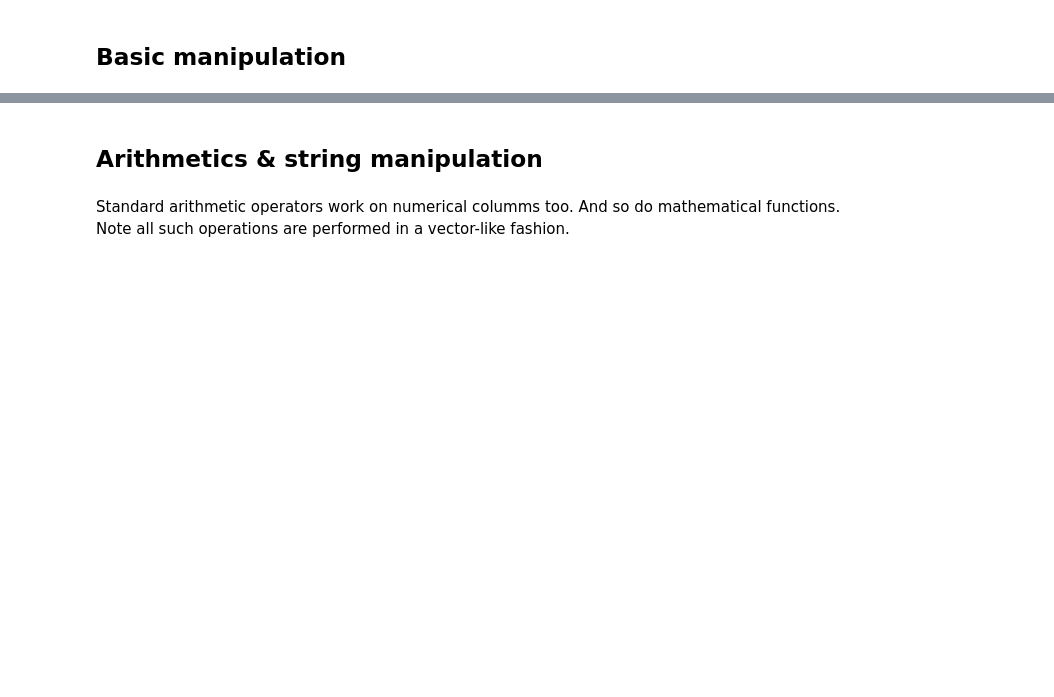
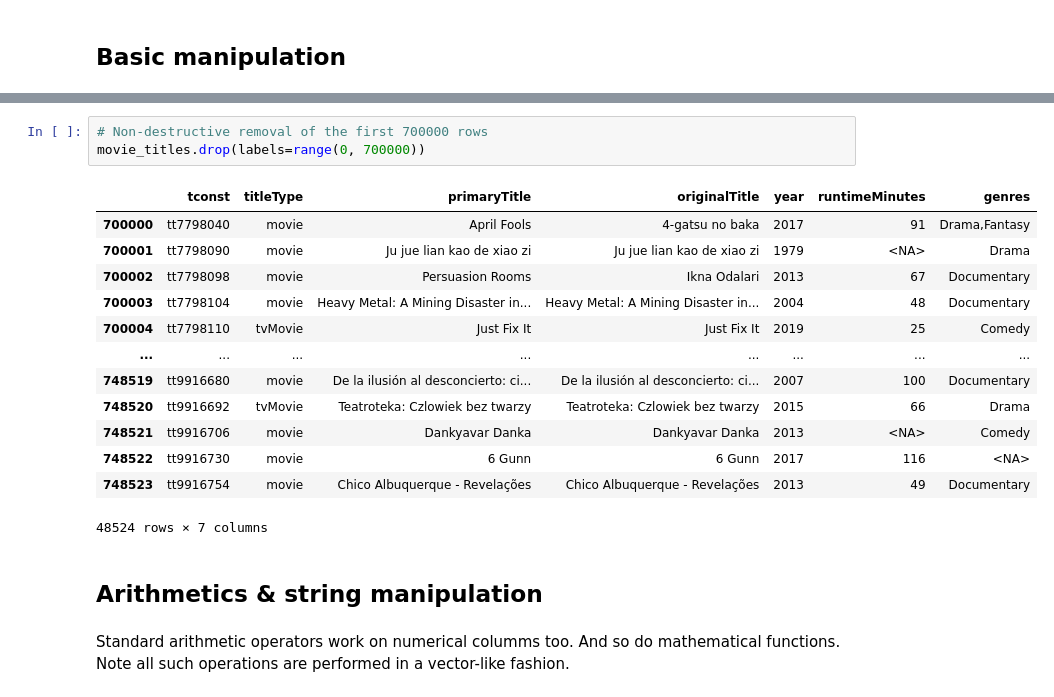
Before and after one commit to janpipek/pandas-watching-movies, a Jupyter notebook: notebooks/pandas-data-manipulation.ipynb, the cells around one changed output, grey strips where cells are left out. Saved outputs shown, nothing was run; the diff lists cells and outputs as text; blank space fills up the shorter version.

```diff
--- a/notebooks/pandas-data-manipulation.ipynb
+++ b/notebooks/pandas-data-manipulation.ipynb
@@ -102,3 +267,20 @@ movies_copy =
+# %%
+# Non-destructive removal of the first 700000 rows
+movie_titles.drop(labels=range(0, 700000))
+# %% [output]
+|  | tconst | titleType | primaryTitle | originalTitle | year | runtimeMinutes | genres |
+| 700000 | tt7798040 | movie | April Fools | 4-gatsu no baka | 2017 | 91 | Drama,Fantasy |
+| 700001 | tt7798090 | movie | Ju jue lian kao de xiao zi | Ju jue lian kao de xiao zi | 1979 | <NA> | Drama |
+| 700002 | tt7798098 | movie | Persuasion Rooms | Ikna Odalari | 2013 | 67 | Documentary |
+| 700003 | tt7798104 | movie | Heavy Metal: A Mining Disaster in... | Heavy Metal: A Mining Disaster in... | 2004 | 48 | Documentary |
+| 700004 | tt7798110 | tvMovie | Just Fix It | Just Fix It | 2019 | 25 | Comedy |
+| ... | ... | ... | ... | ... | ... | ... | ... |
+| 748519 | tt9916680 | movie | De la ilusión al desconcierto: ci... | De la ilusión al desconcierto: ci... | 2007 | 100 | Documentary |
+| 748520 | tt9916692 | tvMovie | Teatroteka: Czlowiek bez twarzy | Teatroteka: Czlowiek bez twarzy | 2015 | 66 | Drama |
+| 748521 | tt9916706 | movie | Dankyavar Danka | Dankyavar Danka | 2013 | <NA> | Comedy |
+| 748522 | tt9916730 | movie | 6 Gunn | 6 Gunn | 2017 | 116 | <NA> |
+| 748523 | tt9916754 | movie | Chico Albuquerque - Revelações | Chico Albuquerque - Revelações | 2013 | 49 | Documentary |
+48524 rows × 7 columns
 # %% [markdown]
 ## Arithmetics & string manipulation
 # %% [markdown]
```
Also changed, not shown: parts of 49 cells of this notebook.
